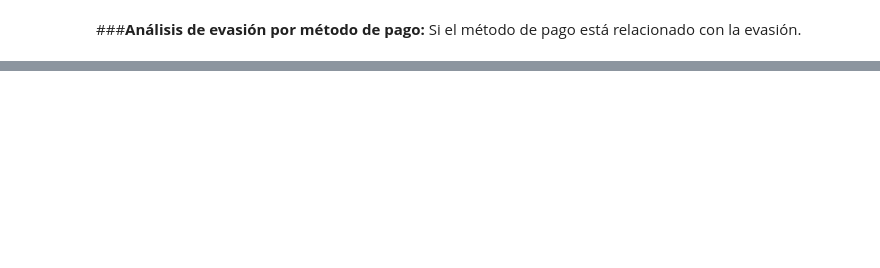
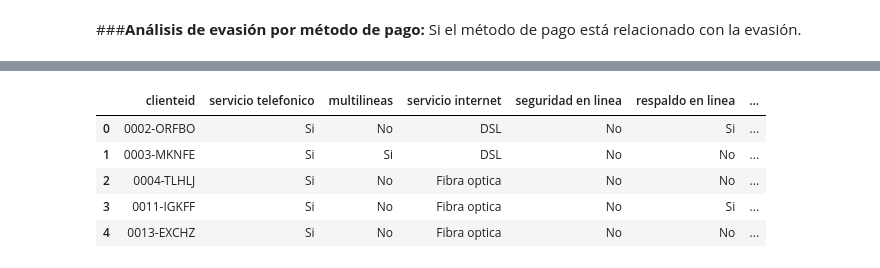
Before and after one commit to veterydaisy/TelecomX_LATAM_daisy, a Jupyter notebook: TelecomX_LATAM.ipynb, the cells around one changed output, grey strips where cells are left out. Saved outputs shown, nothing was run; the diff lists cells and outputs as text; code cells hidden in the pictures; blank space fills up the shorter version.

```diff
--- a/TelecomX_LATAM.ipynb
+++ b/TelecomX_LATAM.ipynb
@@ -1059,0 +1126,20 @@ Estos hallazgos iniciales proporcionan una base sólida para comprender los fact
+# %%
+# Define una lista de columnas que representan los servicios
+columnas_servicios = ['servicio telefonico', 'multilineas', 'servicio internet',
+                   'seguridad en linea', 'respaldo en linea', 'proteccion de dispositivos',
+                   'soporte tecnico', 'television por streaming', 'suscripcion peliculas']
+
+# Contar el número de servicios para cada cliente
+df_normalizado['cantidad_servicios'] = df_normalizado.apply(
+    lambda row: sum(row[col] == 'Si' for col in columnas_servicios), axis=1
+)
+
+# ver primeras folas con la nueva columnas
+display(df_normalizado[['clienteid'] + columnas_servicios + ['cantidad_servicios']].head())
+# %% [output]
+|  | clienteid | servicio telefonico | multilineas | servicio internet | seguridad en linea | respaldo en linea | ... |
+| 0 | 0002-ORFBO | Si | No | DSL | No | Si | ... |
+| 1 | 0003-MKNFE | Si | Si | DSL | No | No | ... |
+| 2 | 0004-TLHLJ | Si | No | Fibra optica | No | No | ... |
+| 3 | 0011-IGKFF | Si | No | Fibra optica | No | Si | ... |
+| 4 | 0013-EXCHZ | Si | No | Fibra optica | No | No | ... |
```
Also changed, not shown: parts of 75 cells of this notebook.
